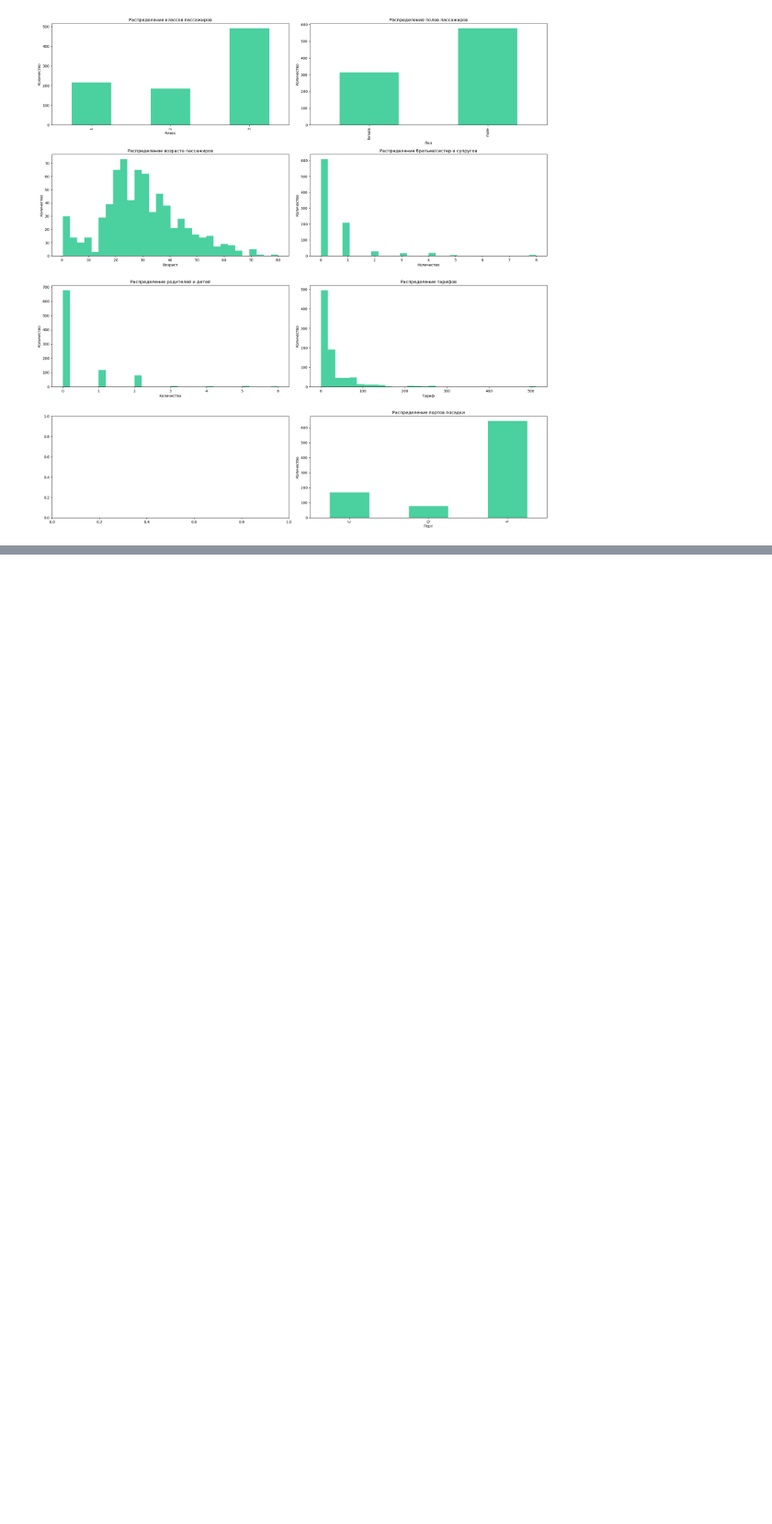
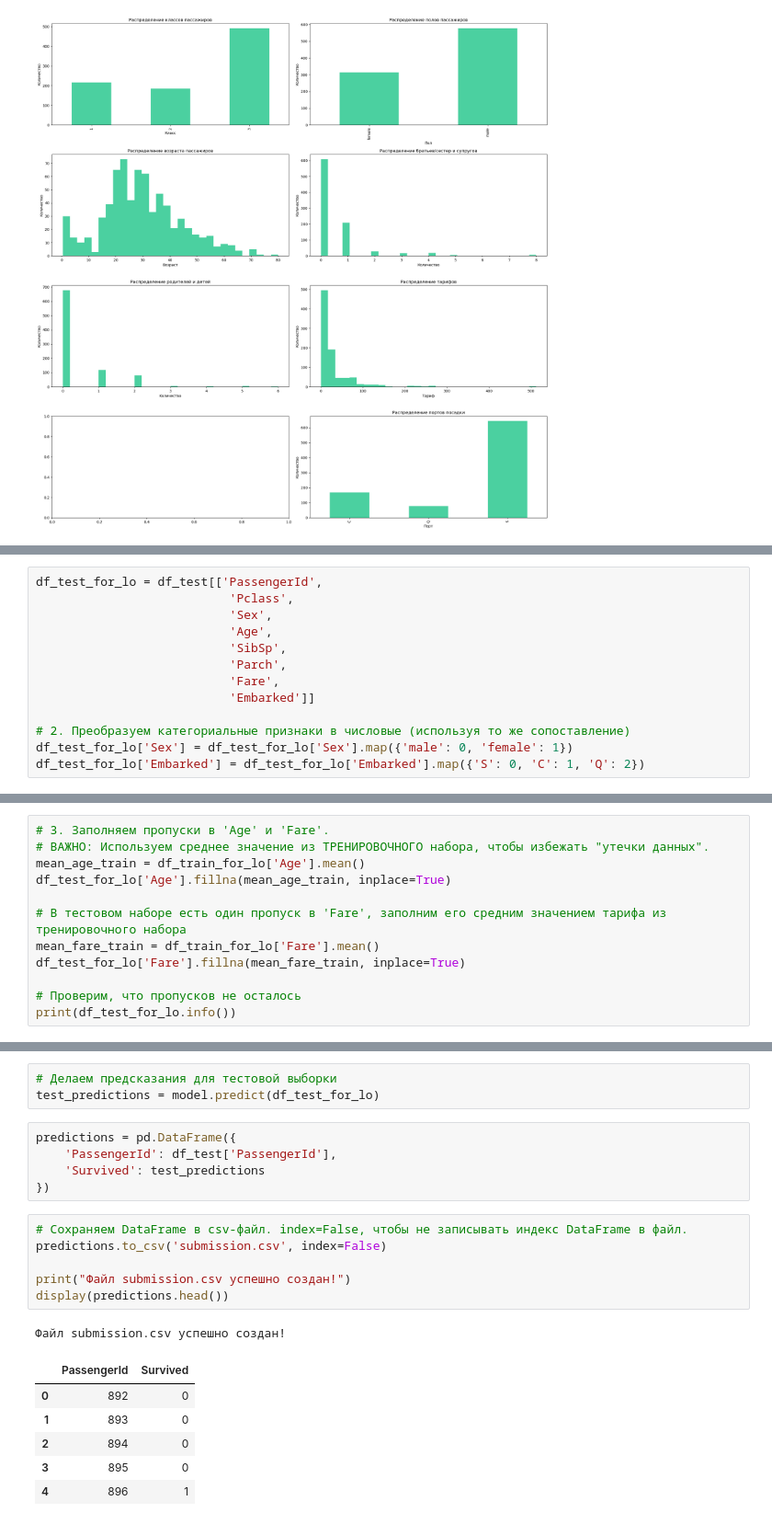
Before and after one commit to DgtrDN/titanic, a Jupyter notebook: titanic_ml.ipynb, the cells around one changed output, grey strips where cells are left out. Shown at 92% size. Saved outputs shown, nothing was run; the diff lists cells and outputs as text; blank space fills up the shorter version.

```diff
--- a/titanic_ml.ipynb
+++ b/titanic_ml.ipynb
@@ -253,0 +352,13 @@ predictions = pd.DataFrame({
+# %%
+df_test_for_lo = df_test[['PassengerId',
+                           'Pclass',
+                           'Sex',
+                           'Age',
+                           'SibSp',
+                           'Parch',
+                           'Fare',
+                           'Embarked']]
+
+# 2. Преобразуем категориальные признаки в числовые (используя то же сопоставление)
+df_test_for_lo['Sex'] = df_test_for_lo['Sex'].map({'male': 0, 'female': 1})
+df_test_for_lo['Embarked'] = df_test_for_lo['Embarked'].map({'S': 0, 'C': 1, 'Q': 2})
@@ -253,0 +376,12 @@ predictions = pd.DataFrame({
+# %%
+# 3. Заполняем пропуски в 'Age' и 'Fare'.
+# ВАЖНО: Используем среднее значение из ТРЕНИРОВОЧНОГО набора, чтобы избежать "утечки данных".
+mean_age_train = df_train_for_lo['Age'].mean()
+df_test_for_lo['Age'].fillna(mean_age_train, inplace=True)
+
+# В тестовом наборе есть один пропуск в 'Fare', заполним его средним значением тарифа из тренировочного набора
+mean_fare_train = df_train_for_lo['Fare'].mean()
+df_test_for_lo['Fare'].fillna(mean_fare_train, inplace=True)
+
+# Проверим, что пропусков не осталось
+print(df_test_for_lo.info())
@@ -253,0 +425,22 @@ predictions = pd.DataFrame({
+# %%
+# Делаем предсказания для тестовой выборки
+test_predictions = model.predict(df_test_for_lo)
+# %%
+predictions = pd.DataFrame({
+    'PassengerId': df_test['PassengerId'],
+    'Survived': test_predictions
+})
+# %%
+# Сохраняем DataFrame в csv-файл. index=False, чтобы не записывать индекс DataFrame в файл.
+predictions.to_csv('submission.csv', index=False)
+
+print("Файл submission.csv успешно создан!")
+display(predictions.head())
+# %% [output]
+Файл submission.csv успешно создан!
+|  | PassengerId | Survived |
+| 0 | 892 | 0 |
+| 1 | 893 | 0 |
+| 2 | 894 | 0 |
+| 3 | 895 | 0 |
+| 4 | 896 | 1 |
```
Also changed, not shown: parts of 20 cells of this notebook, 1 other file.
